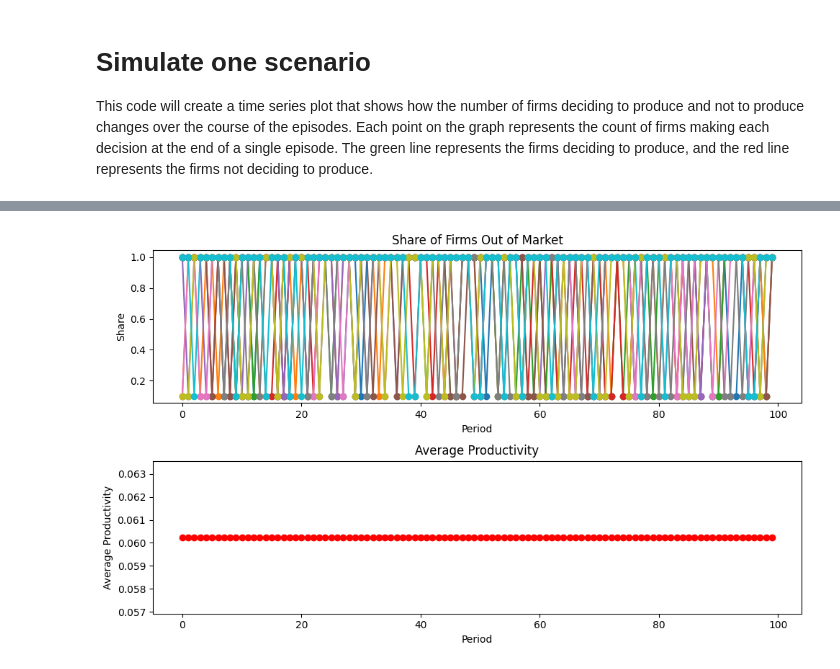
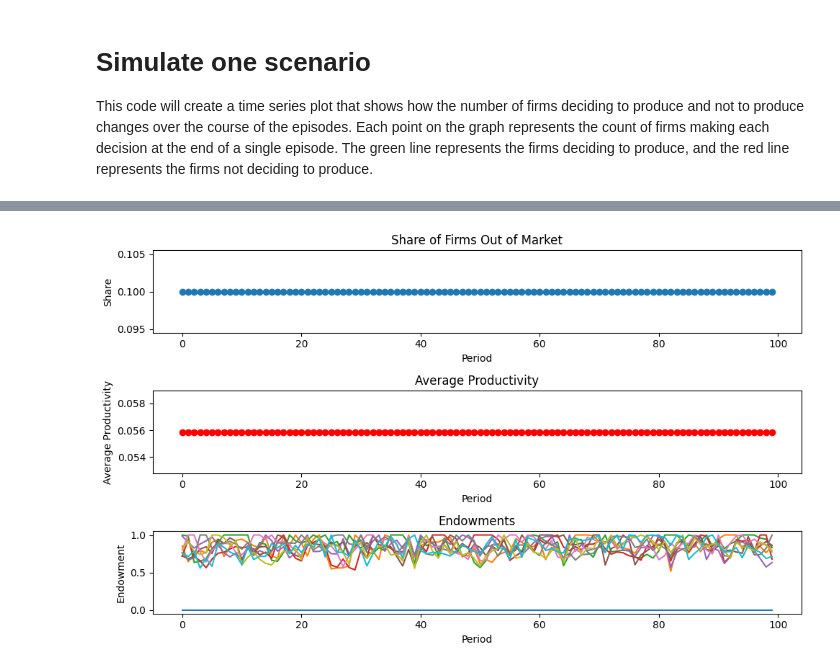
Before and after one commit to RickyJ99/master-thesis-cleansing-effect, a Jupyter notebook: agent_reinforcment learning.ipynb, the cells around one changed output, grey strips where cells are left out. Saved outputs shown, nothing was run; the diff lists cells and outputs as text; code cells hidden in the pictures.

```diff
--- a/agent_reinforcment learning.ipynb
+++ b/agent_reinforcment learning.ipynb
@@ -181,12 +212,12 @@ class AIModel(tf.keras.Model):
 In summary, the "Reinforcement Learning Setup" section initializes the environment, the AI model, and the optimizer. It also defines functions for selecting actions and updating the model based on the interactions with the environment. This section sets up the foundational components for running the reinforcement learning loop, where the AI firm interacts with the environment and learns to make better decisions over time.
 # %%
 
-def get_action(state, avg_productivity, epsilon=0.4):
+def get_action(state, productivity, epsilon=0.3, model = AIModel()):
     if random.random() < epsilon:
         return random.choice([0, 1])
 
     state_tensor = tf.convert_to_tensor(state, dtype=tf.float32)
-    avg_productivity_tensor = tf.convert_to_tensor(avg_productivity, dtype=tf.float32)
+    avg_productivity_tensor = tf.convert_to_tensor(productivity, dtype=tf.float32)
     # Reshape tensors to have compatible shapes for concatenation
     state_tensor = tf.reshape(state_tensor, (1, -1))
     avg_productivity_tensor = tf.reshape(avg_productivity_tensor, (1, -1))
@@ -199,31 +230,30 @@ def get_action(state, avg_productivity, epsilon=0.4):
 
     return chosen_action
 
-
 # Modify the update_model function
-def update_model(firm_index, state, action, rewards):
+def update_model(state, action, rewards, model = AIModel(), productivity):
     with tf.device("/GPU:0"):
         with tf.GradientTape() as tape:
             state_tensor = tf.convert_to_tensor(state, dtype=tf.float32)
             avg_productivity_tensor = tf.convert_to_tensor(
-                env.avg_productivity, dtype=tf.float32
+                productivity, dtype=tf.float32
             )
             # Reshape tensors to have compatible shapes for concatenation
             state_tensor = tf.reshape(state_tensor, (1, -1))
             avg_productivity_tensor = tf.reshape(avg_productivity_tensor, (1, -1))
             combined_input = tf.concat([state_tensor, avg_productivity_tensor], axis=1)
-            logits = firm_models[firm_index](
+            logits = model(
                 tf.convert_to_tensor(combined_input, dtype=tf.float32)
             )
             loss_fn = tf.losses.SparseCategoricalCrossentropy(from_logits=True)
             loss = loss_fn([action], logits)
             loss = tf.reduce_mean(loss * rewards)
-        grads = tape.gradient(loss, firm_models[firm_index].trainable_variables)
+        grads = tape.gradient(loss, model.trainable_variables)
         optimizer = tf.keras.optimizers.Adam(
             learning_rate=0.01
         )  # Create a new optimizer instance
         optimizer.apply_gradients(
-            zip(grads, firm_models[firm_index].trainable_variables)
+            zip(grads, model.trainable_variables)
         )
 # %% [markdown]
 # Training the AI Firm
@@ -424,46 +445,55 @@ WARNING:tensorflow:No training configuration found in save file, so the model wa
 This code will create a time series plot that shows how the number of firms deciding to produce and not to produce changes over the course of the episodes. Each point on the graph represents the count of firms making each decision at the end of a single episode. The green line represents the firms deciding to produce, and the red line represents the firms not deciding to produce.
 # %%
 episode_results = []
+share_out_of_market_series = []
 for period in range(env.num_periods):
-    out_of_market_counts = 0
-    actions = []
-    state = env.endowments.copy()
+    out_of_market_counts    = env.num_firms - np.count_nonzero(env.production)
+    actions                 = []
+    state                   = env.endowments.copy()
+
 
     for firm_index in range(env.num_firms):
         action = get_action(
-            state[firm_index], env.avg_productivity
+            state[firm_index],
+            env.productivity[firm_index]
         )
         actions.append(action)
 
     rewards, next_state = env.step(actions)
-    episode_results.append((rewards, env.avg_productivity))
-
-    for firm_index in range(env.num_firms):
-        if actions[firm_index] == 0:
-            out_of_market_counts += 1
+    episode_results.append((rewards, env.avg_productivity, next_state))
 
     # Calculate share of firms staying out of the market
     share_out_of_market = out_of_market_counts / env.num_firms
-    print(f"Period: {period}, Share of firms out of market: {share_out_of_market:.2f}")
+    share_out_of_market_series.append(share_out_of_market)
+
+    print(f"Period: {period}, Share of firms out of market: {share_out_of_market:.2f}, Endowment: {next_state}")
 
 # Extract time series data
-share_out_of_market_series = [result[0] for result in episode_results]
 avg_productivity_series = [result[1] for result in episode_results]
+endowments_series       = [result[2] for result in episode_results]
+
 
 # Plot the time series data
+
 plt.figure(figsize=(10, 6))
-plt.subplot(2, 1, 1)
+plt.subplot(3, 1, 1)
 plt.plot(share_out_of_market_series, marker='o')
 plt.title("Share of Firms Out of Market")
 plt.xlabel("Period")
 plt.ylabel("Share")
 
-plt.subplot(2, 1, 2)
+plt.subplot(3, 1, 2)
 plt.plot(avg_productivity_series, marker='o', color='r')
 plt.title("Average Productivity")
 plt.xlabel("Period")
 plt.ylabel("Average Productivity")
 
+plt.subplot(3, 1, 3)
+plt.plot(endowments_series)
+plt.title("Endowments")
+plt.xlabel("Period")
+plt.ylabel("Endowment")
+
 plt.tight_layout()
 plt.show()
 # %% [output]
@@ -487 +517 @@ Period: 99, Share of firms out of market: 0.00
-[figure, old version]
+[figure, new version]
```
Also changed, not shown: parts of 7 cells of this notebook, 55 other files.
